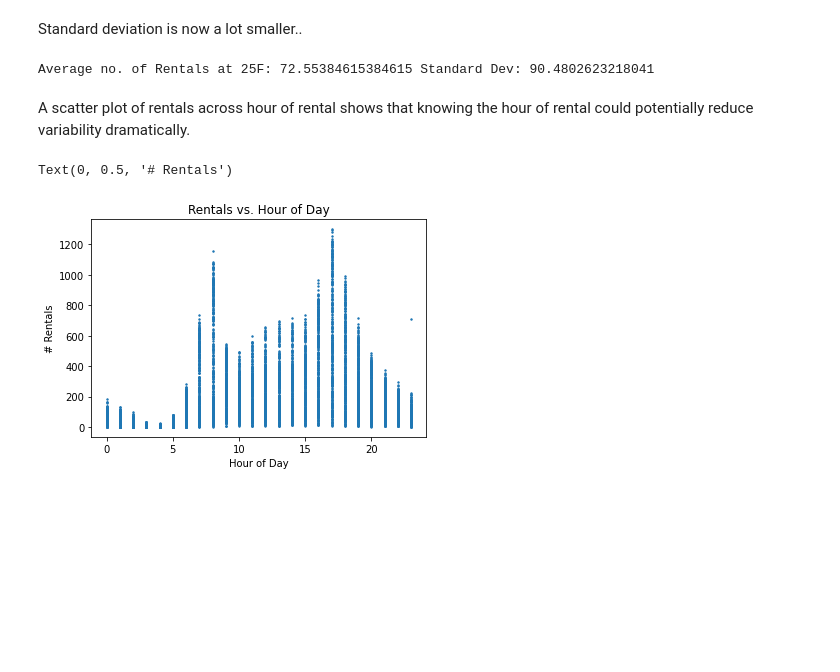
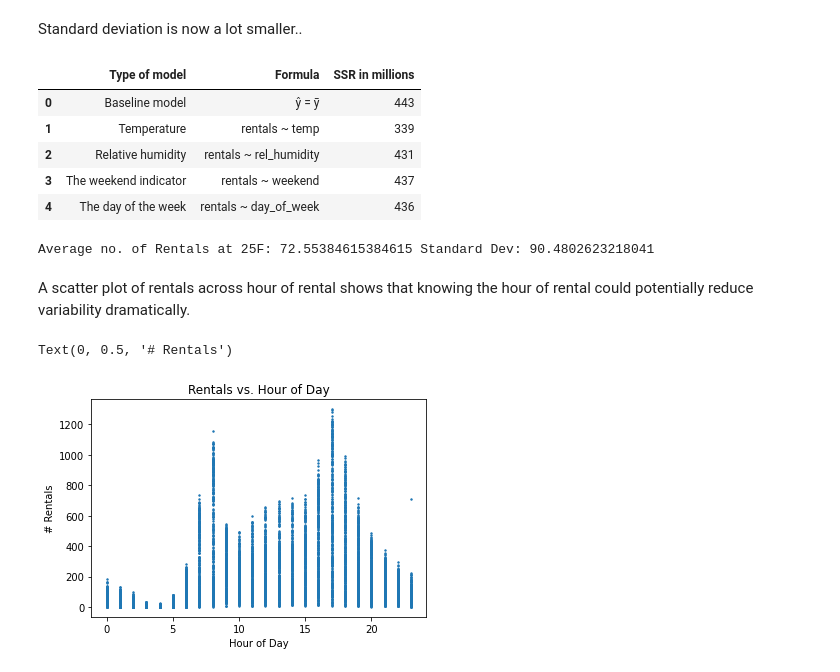
Before and after one commit to shilpagandham2/AI-Sports-Analytics-Skillzo.ai-User-Archetypes, a Jupyter notebook: Regression_DMD_XPRO.ipynb, the cells around one changed output. Drawn from its saved outputs; the diff is of its cells as text; code cells hidden in the pictures; blank space fills up the shorter version.

```diff
--- a/Regression_DMD_XPRO.ipynb
+++ b/Regression_DMD_XPRO.ipynb
@@ -116,5 +116,40 @@ Text(0, 0.5, 'Number of Data Points')
 # %% [markdown]
 Standard deviation is now a lot smaller..
+# %%
+import pandas as pd
+from statsmodels.formula.api import ols
+
+# 1) Baseline SSR (predict mean only)
+y = df["rentals"]
+ssr_baseline = ((y - y.mean())**2).sum()
+
+# 2) Fit models + collect SSR
+models = [
+    ("Baseline model", "ŷ = ȳ", ssr_baseline),
+
+    ("Temperature", "rentals ~ temp", ols("rentals ~ temp", data=df).fit().ssr),
+    ("Relative humidity", "rentals ~ rel_humidity", ols("rentals ~ rel_humidity", data=df).fit().ssr),
+    ("The weekend indicator", "rentals ~ weekend", ols("rentals ~ weekend", data=df).fit().ssr),
+    ("The day of the week", "rentals ~ day_of_week", ols("rentals ~ day_of_week", data=df).fit().ssr),
+]
+
+# 3) Make table
+table = pd.DataFrame(models, columns=["Type of model", "Formula", "SSR"])
+
+# 4) Convert to "millions" like the slide, and round
+table["SSR in millions"] = (table["SSR"] / 1_000_000).round(0).astype(int)
+
+# Optional: drop raw SSR column
+table = table.drop(columns=["SSR"])
+
+table
+# %% [output]
+|  | Type of model | Formula | SSR in millions |
+| 0 | Baseline model | ŷ = ȳ | 443 |
+| 1 | Temperature | rentals ~ temp | 339 |
+| 2 | Relative humidity | rentals ~ rel_humidity | 431 |
+| 3 | The weekend indicator | rentals ~ weekend | 437 |
+| 4 | The day of the week | rentals ~ day_of_week | 436 |
 # %%
 print("Average no. of Rentals at 25F: "+str(np.mean(df_cold['rentals']))+" Standard Dev: "+str(np.std(df_cold['rentals'])))
 # %% [output]
```
Also changed, not shown: parts of 12 cells of this notebook.
